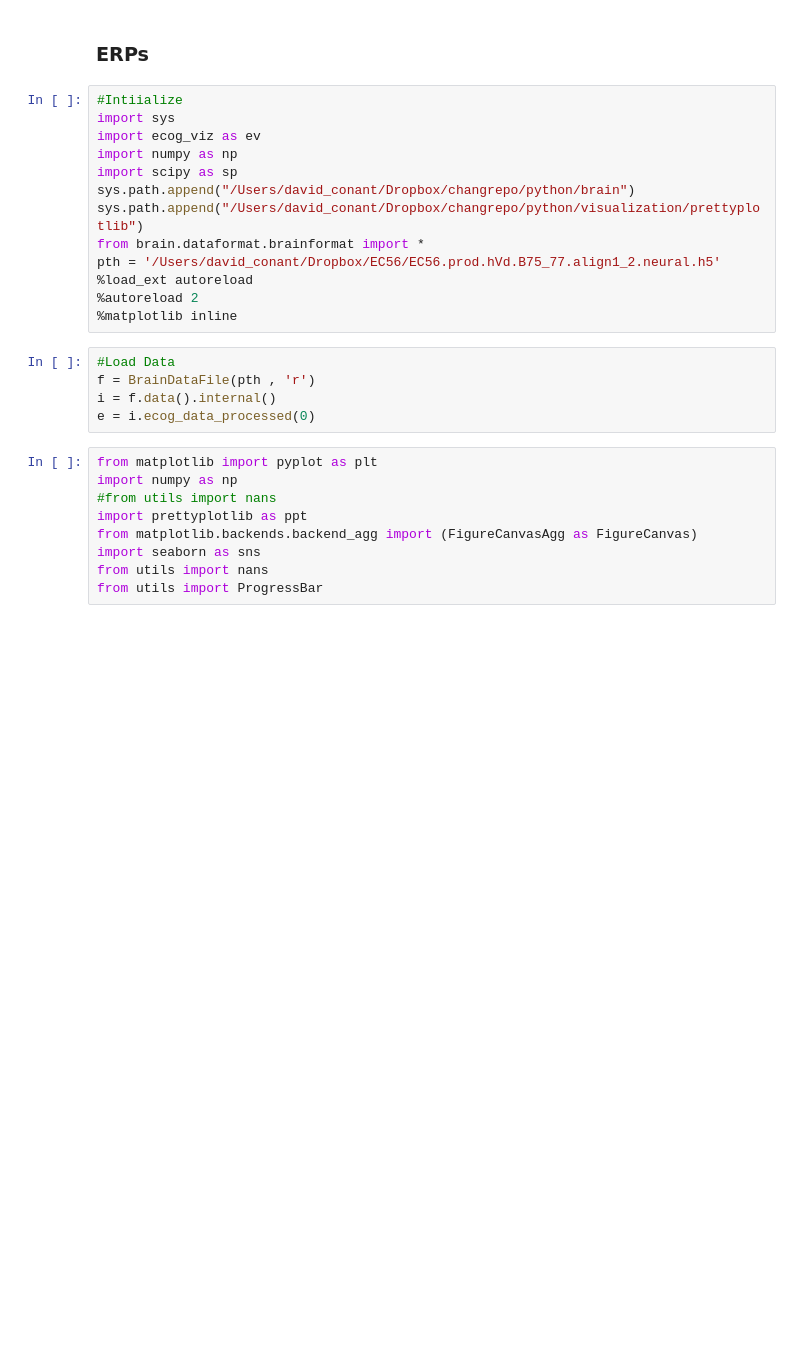
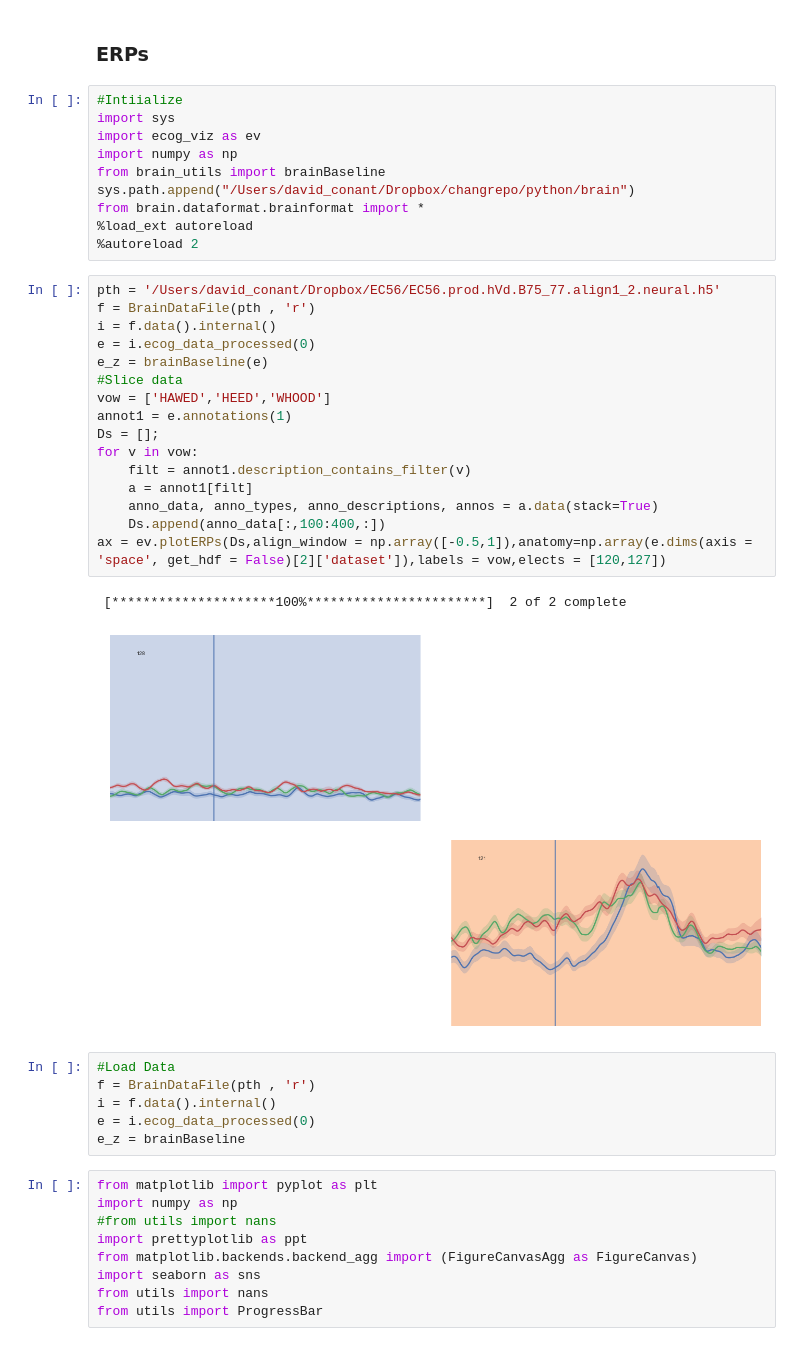
Before and after one commit to dfconant/utilities, a Jupyter notebook: iPyNb/Viz Debugging.ipynb, the cells around one changed output. Cells and saved outputs as stored; diff of their text form; blank space fills up the shorter version.

```diff
--- a/iPyNb/Viz Debugging.ipynb
+++ b/iPyNb/Viz Debugging.ipynb
@@ -230,19 +230,36 @@ sns.tsplot(d)
 import sys
 import ecog_viz as ev
 import numpy as np
-import scipy as sp
+from brain_utils import brainBaseline
 sys.path.append("/Users/david_conant/Dropbox/changrepo/python/brain")
-sys.path.append("/Users/david_conant/Dropbox/changrepo/python/visualization/prettyplotlib")
 from brain.dataformat.brainformat import *
-pth = '/Users/david_conant/Dropbox/EC56/EC56.prod.hVd.B75_77.align1_2.neural.h5'
 %load_ext autoreload
 %autoreload 2
-%matplotlib inline
+# %%
+pth = '/Users/david_conant/Dropbox/EC56/EC56.prod.hVd.B75_77.align1_2.neural.h5'
+f = BrainDataFile(pth , 'r')
+i = f.data().internal()
+e = i.ecog_data_processed(0)
+e_z = brainBaseline(e)
+#Slice data
+vow = ['HAWED','HEED','WHOOD']
+annot1 = e.annotations(1)
+Ds = [];
+for v in vow:
+    filt = annot1.description_contains_filter(v)
+    a = annot1[filt]
+    anno_data, anno_types, anno_descriptions, annos = a.data(stack=True)
+    Ds.append(anno_data[:,100:400,:])
+ax = ev.plotERPs(Ds,align_window = np.array([-0.5,1]),anatomy=np.array(e.dims(axis = 'space', get_hdf = False)[2]['dataset']),labels = vow,elects = [120,127])
+# %% [output]
+ [*********************100%***********************]  2 of 2 complete
+[figure, added]
 # %%
 #Load Data
 f = BrainDataFile(pth , 'r')
 i = f.data().internal()
 e = i.ecog_data_processed(0)
+e_z = brainBaseline
 # %%
 from matplotlib import pyplot as plt
 import numpy as np
```
Also changed, not shown: parts of 3 cells of this notebook, 1 other file.
